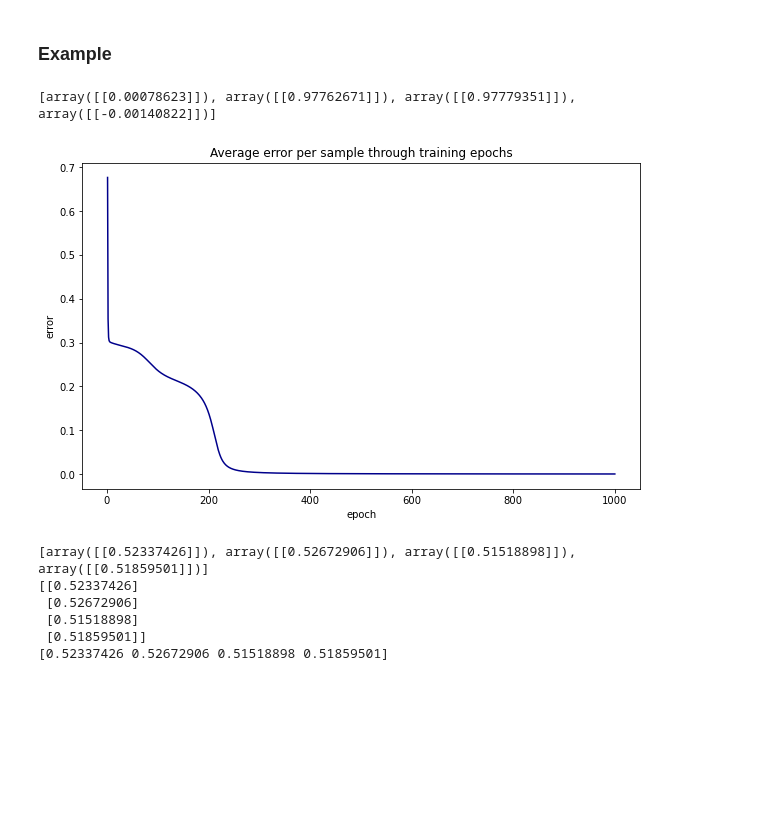
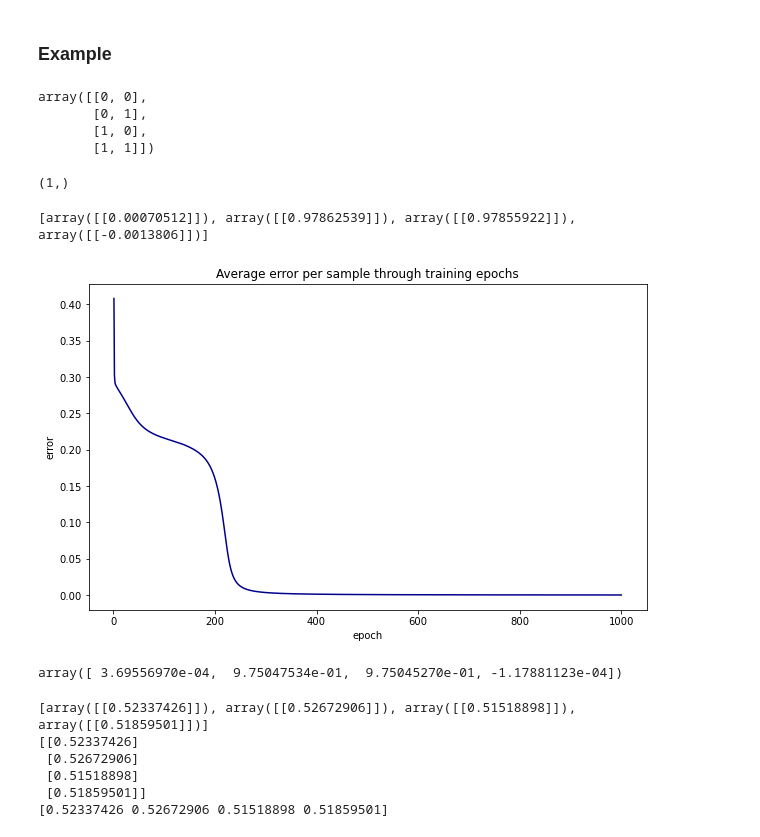
Before and after one commit to nadiaverdha/MachineLearningEx2, a Jupyter notebook: nn_from_scratch.ipynb, the cells around one changed output. Saved outputs shown, nothing was run; the diff lists cells and outputs as text; code cells hidden in the pictures; blank space fills up the shorter version.

Commit message:
input shape changed

```diff
--- a/nn_from_scratch.ipynb
+++ b/nn_from_scratch.ipynb
@@ -95,7 +103,7 @@ class Network:
         # run network for all samples
         for i in range(0, samples):
             # forward propagation
-            output = input_data[i] # i-th sample
+            output = input_data[i, :] # i-th sample
             for layer in self.layers:
                 output = layer.forward_propagation(output)
             result.append(output)
@@ -112,7 +120,7 @@ class Network:
             err = 0
             for j in range(0, samples): # through all training samples
                 # forward propagation
-                output = x_train[j]  # x_train will be 3D and first dimension will correspond to index
+                output = x_train[j, :]
                 for layer in self.layers:
                     output = layer.forward_propagation(output)
 
@@ -138,13 +146,13 @@ class Network:
         plt.title('Average error per sample through training epochs')
 
     def nn_evaluate(self, x_train, y_train, x_test, y_test, epochs, learning_rate):
-        net.fit(x_train, y_train, epochs, learning_rate)
+        self.fit(x_train, y_train, epochs, learning_rate)
 
-        y_train_pred = net.predict(x_train)
+        y_train_pred = self.predict(x_train)
         y_train_pred = np.concatenate(y_train_pred).flatten()
         y_train_pred = np.round(y_train_pred).astype(int) # classification problem
 
-        y_test_pred = net.predict(x_test)
+        y_test_pred = self.predict(x_test)
         y_test_pred = np.concatenate(y_test_pred).flatten()
         y_test_pred = np.round(y_test_pred).astype(int)   # classification problem
 
@@ -156,24 +164,24 @@ class Network:
         print("Accuracy on test: ", accuracy_score(y_true=y_test, y_pred=y_test_pred))
         # recall
         print("#"*50)
-        print("Recall on train: ", recall_score(y_true=y_train, y_pred=y_train_pred))
-        print("Recall on test: ", recall_score(y_true=y_test, y_pred=y_test_pred))
+        print("Recall on train: ", recall_score(y_true=y_train, y_pred=y_train_pred, average='micro'))
+        print("Recall on test: ", recall_score(y_true=y_test, y_pred=y_test_pred, average='micro'))
         # precision
         print("#"*50)
-        print("Precision on train: ", precision_score(y_true=y_train, y_pred=y_train_pred))
-        print("Precision on test: ", precision_score(y_true=y_test, y_pred=y_test_pred))
+        print("Precision on train: ", precision_score(y_true=y_train, y_pred=y_train_pred, average='micro'))
+        print("Precision on test: ", precision_score(y_true=y_test, y_pred=y_test_pred, average='micro'))
 
         # plot confusion matrices
         print("#"*50)
         fig, ax = plt.subplots(nrows=1, ncols=2, figsize=(15, 5))
 
         c_1 = confusion_matrix(y_true=y_train, y_pred=y_train_pred)
-        cmd_1 = ConfusionMatrixDisplay(c_1, display_labels=['0', '1'])
+        cmd_1 = ConfusionMatrixDisplay(c_1, display_labels=['0', '1', '2'])
         cmd_1.plot(ax=ax[0], cmap=plt.cm.Blues)
         ax[0].set_title("Confusion matrix: train data")
 
         c_2 = confusion_matrix(y_true=y_test, y_pred=y_test_pred)
-        cmd_2 = ConfusionMatrixDisplay(c_2, display_labels=['0', '1'])
+        cmd_2 = ConfusionMatrixDisplay(c_2, display_labels=['0', '1', '2'])
         cmd_2.plot(ax=ax[1], cmap=plt.cm.Blues)
         ax[1].set_title("Confusion matrix: test data")
 
@@ -184,31 +192,49 @@ class Network:
         plt.show()
 # %% [markdown]
 ### Example
+# %%
+# building NN
+
+# training data
+# x_train = np.array([[[0,0]], [[0,1]], [[1,0]], [[1,1]]])
+# y_train = np.array([[[0]], [[1]], [[1]], [[0]]])
+
+x_train = np.array([[0,0], [0,1], [1,0], [1,1]])
+y_train = np.array([[0], [1], [1], [0]])
+x_train
+# %% [output]
+array([[0, 0],
+       [0, 1],
+       [1, 0],
+       [1, 1]])
+# %%
+y_train[1, :] = y_train[1, :].reshape((1, 1))
+y_train[1, :].shape
+# %% [output]
+(1,)
 # %%
-# building NN
-
-# training data
-x_train = np.array([[[0,0]], [[0,1]], [[1,0]], [[1,1]]])
-y_train = np.array([[[0]], [[1]], [[1]], [[0]]])
-
 # network
 net = Network()
 net.add(FCLayer(2, 3))
 net.add(ActivationLayer(tanh, tanh_prime))
 net.add(FCLayer(3, 1))
 net.add(ActivationLayer(tanh, tanh_prime))
 
 # train
 net.use(mse, mse_prime)
 err_vect = net.fit(x_train, y_train, epochs=1000, learning_rate=0.1)
 net.plot_error_curve(err_vect)
 
 # test
 out = net.predict(x_train)
 print(out)
 # %% [output]
-[array([[0.00078623]]), array([[0.97762671]]), array([[0.97779351]]), array([[-0.00140822]])]
+[array([[0.00070512]]), array([[0.97862539]]), array([[0.97855922]]), array([[-0.0013806]])]
-[figure, old version]
+[figure, new version]
+# %%
+np.concatenate(out).flatten()
+# %% [output]
+array([ 3.69556970e-04,  9.75047534e-01,  9.75045270e-01, -1.17881123e-04])
 # %%
 # Conversion to 1D numpy array
 print(out)
```
Also changed, not shown: parts of 6 cells of this notebook.
